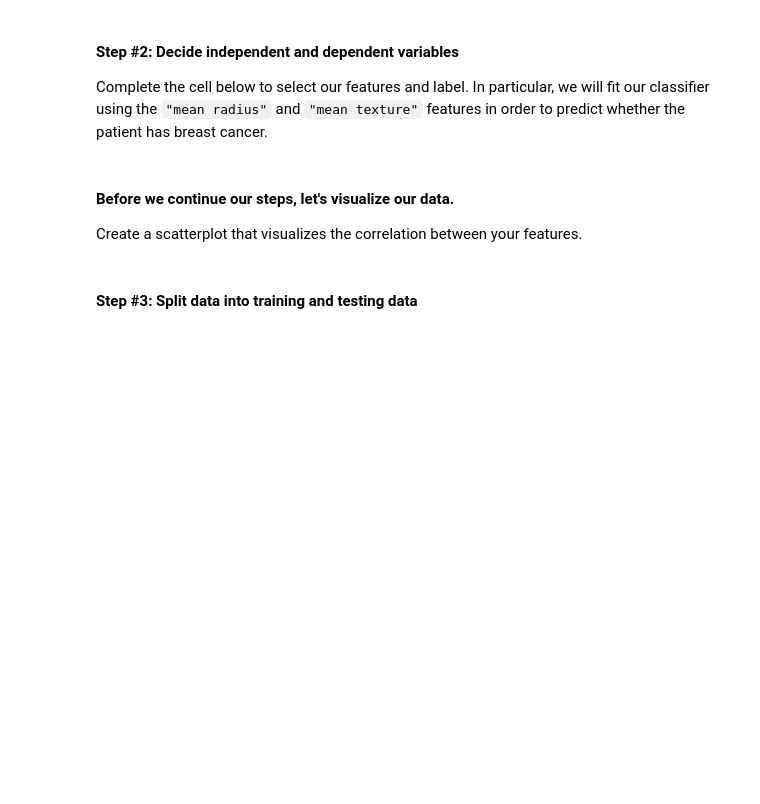
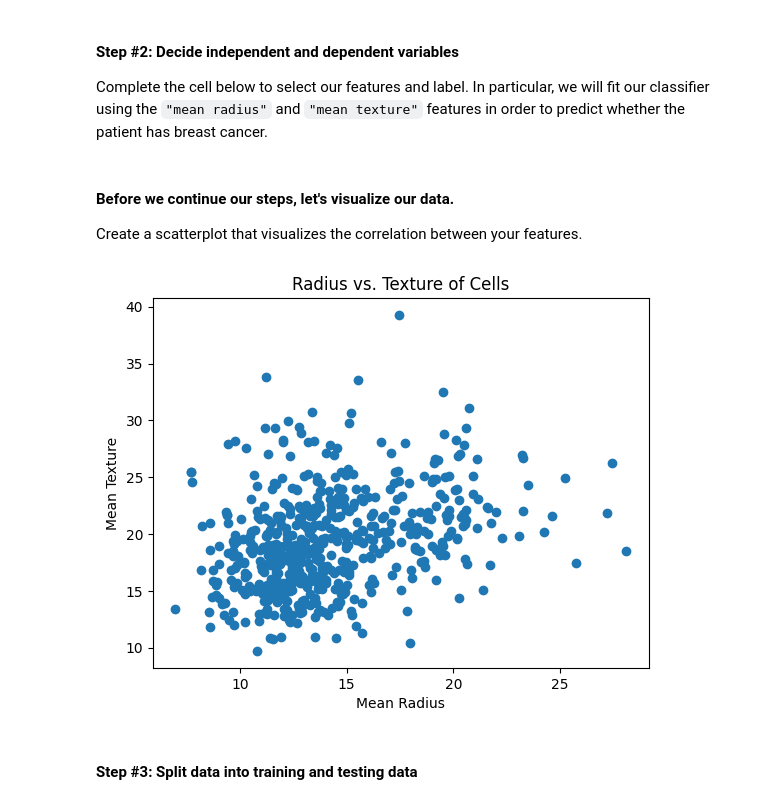
Before and after one commit to kurealnum/dsrp-2025, a Jupyter notebook: DSRP_Day_8_Lab_Notebook_[STUDENT].ipynb, the cells around one changed output. Drawn from its saved outputs; the diff is of its cells as text; code cells hidden in the pictures; blank space fills up the shorter version.

```diff
--- a/DSRP_Day_8_Lab_Notebook_[STUDENT].ipynb
+++ b/DSRP_Day_8_Lab_Notebook_[STUDENT].ipynb
@@ -89,3 +89,7 @@ Using the Breast Cancer dataset, we will do the following:
 #### **Step #1: Load the data**
 
 Load in the `Breast Cancer Dataset`. You may refer to this [documentation](https://scikit-learn.org/stable/modules/generated/sklearn.datasets.load_breast_cancer.html).
+# %%
+cancer_dataset = datasets.load_breast_cancer()
+df = pd.DataFrame(data=cancer_dataset.data, columns=cancer_dataset.feature_names)
+df['TARGET'] = cancer_dataset.target
@@ -99,3 +115,6 @@ label = df[# COMPLETE THIS CODE
+# %%
+features = df[["mean radius", "mean texture"]]
+label = df['TARGET']
 # %% [markdown]
 #### **Before we continue our steps, let's visualize our data.**
 
@@ -105,2 +122,10 @@ Create a scatterplot that visualizes the correlation between your features.
+# %%
+plt.scatter(features['mean radius'], features['mean texture'])
+plt.xlabel("Mean Radius")
+plt.ylabel("Mean Texture")
+plt.title("Radius vs. Texture of Cells")
+plt.show()
+# %% [output]
+[figure, added]
 # %% [markdown]
 #### **Step #3: Split data into training and testing data**
```
Also changed, not shown: parts of 48 cells of this notebook.
